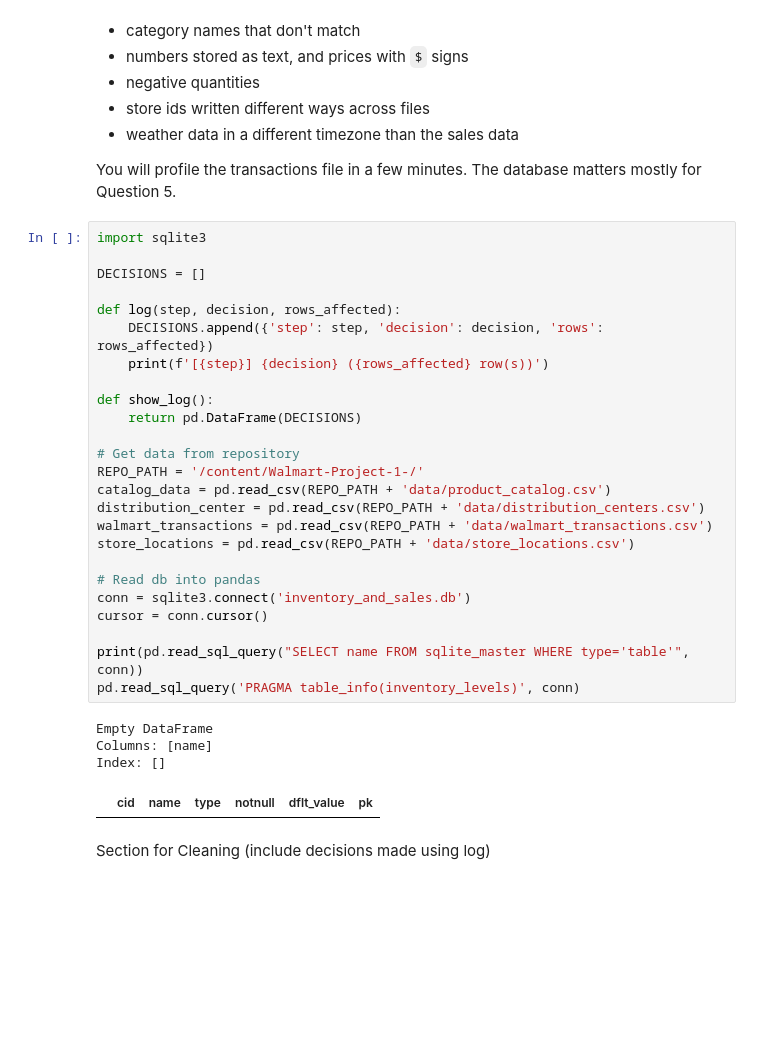
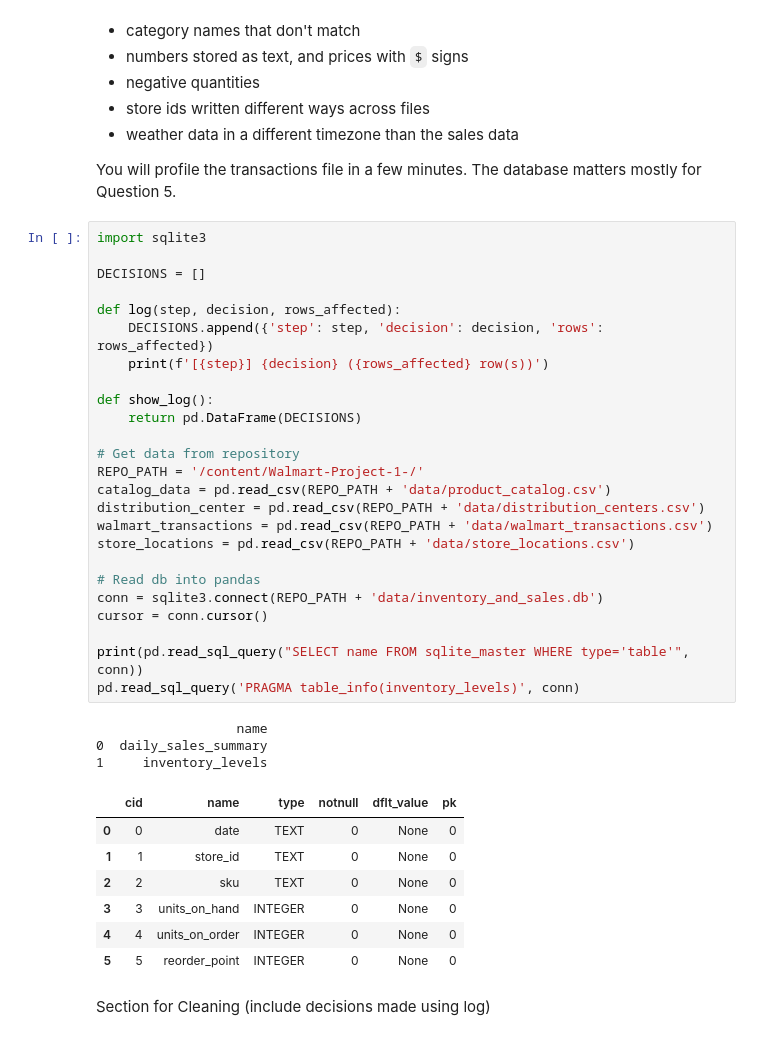
Before and after one commit to elijahschoeniger-cpu/Walmart-Project-1-, a Jupyter notebook: notebooks/team_notebook.ipynb, the cells around one changed output. Drawn from its saved outputs; the diff is of its cells as text; blank space fills up the shorter version.

Commit message:
Add title, fix DB path and time import, add draft charts 1-3

```diff
--- a/notebooks/team_notebook.ipynb
+++ b/notebooks/team_notebook.ipynb
@@ -42,33 +42,39 @@ You will profile the transactions file in a few minutes. The database matters mo
 # %%
 import sqlite3
 
 DECISIONS = []
 
 def log(step, decision, rows_affected):
     DECISIONS.append({'step': step, 'decision': decision, 'rows': rows_affected})
     print(f'[{step}] {decision} ({rows_affected} row(s))')
 
 def show_log():
     return pd.DataFrame(DECISIONS)
 
 # Get data from repository
 REPO_PATH = '/content/Walmart-Project-1-/'
 catalog_data = pd.read_csv(REPO_PATH + 'data/product_catalog.csv')
 distribution_center = pd.read_csv(REPO_PATH + 'data/distribution_centers.csv')
 walmart_transactions = pd.read_csv(REPO_PATH + 'data/walmart_transactions.csv')
 store_locations = pd.read_csv(REPO_PATH + 'data/store_locations.csv')
 
 # Read db into pandas
-conn = sqlite3.connect('inventory_and_sales.db')
+conn = sqlite3.connect(REPO_PATH + 'data/inventory_and_sales.db')
 cursor = conn.cursor()
 
 print(pd.read_sql_query("SELECT name FROM sqlite_master WHERE type='table'", conn))
 pd.read_sql_query('PRAGMA table_info(inventory_levels)', conn)
 # %% [output]
-Empty DataFrame
-Columns: [name]
-Index: []
+                  name
+0  daily_sales_summary
+1     inventory_levels
 |  | cid | name | type | notnull | dflt_value | pk |
+| 0 | 0 | date | TEXT | 0 | None | 0 |
+| 1 | 1 | store_id | TEXT | 0 | None | 0 |
+| 2 | 2 | sku | TEXT | 0 | None | 0 |
+| 3 | 3 | units_on_hand | INTEGER | 0 | None | 0 |
+| 4 | 4 | units_on_order | INTEGER | 0 | None | 0 |
+| 5 | 5 | reorder_point | INTEGER | 0 | None | 0 |
 # %% [markdown]
 Section for Cleaning (include decisions made using log)
 # %%
```
Also changed, not shown: parts of 10 cells of this notebook.
